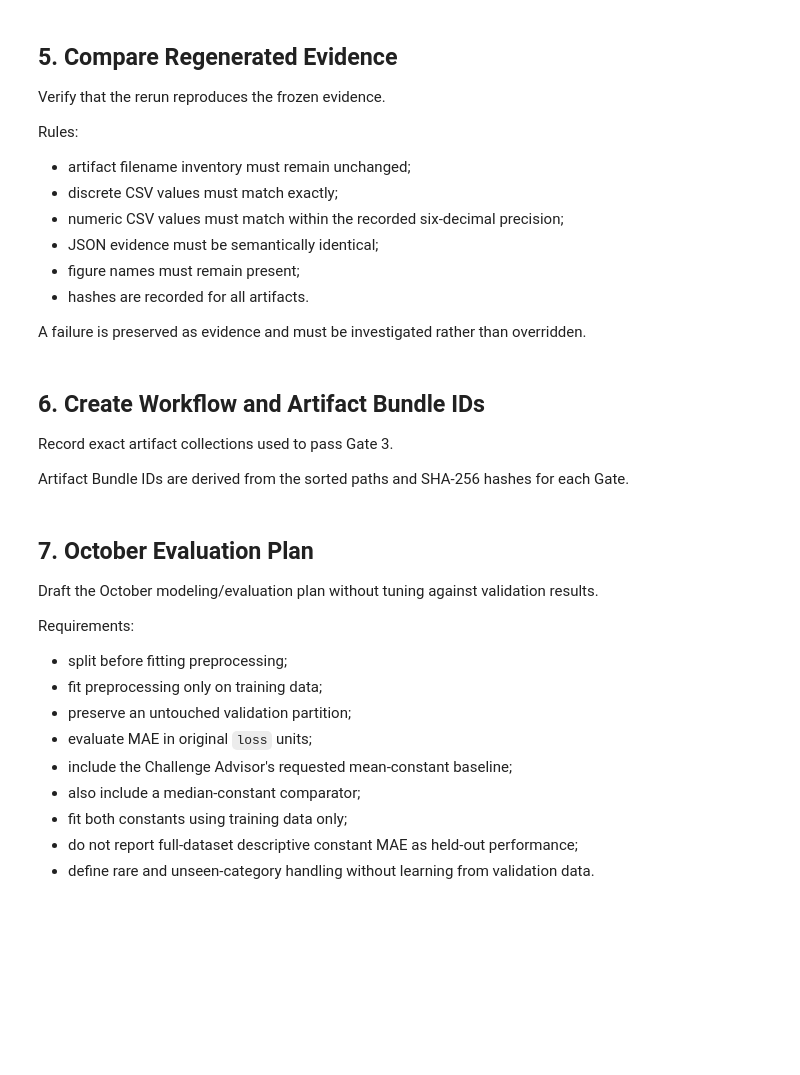
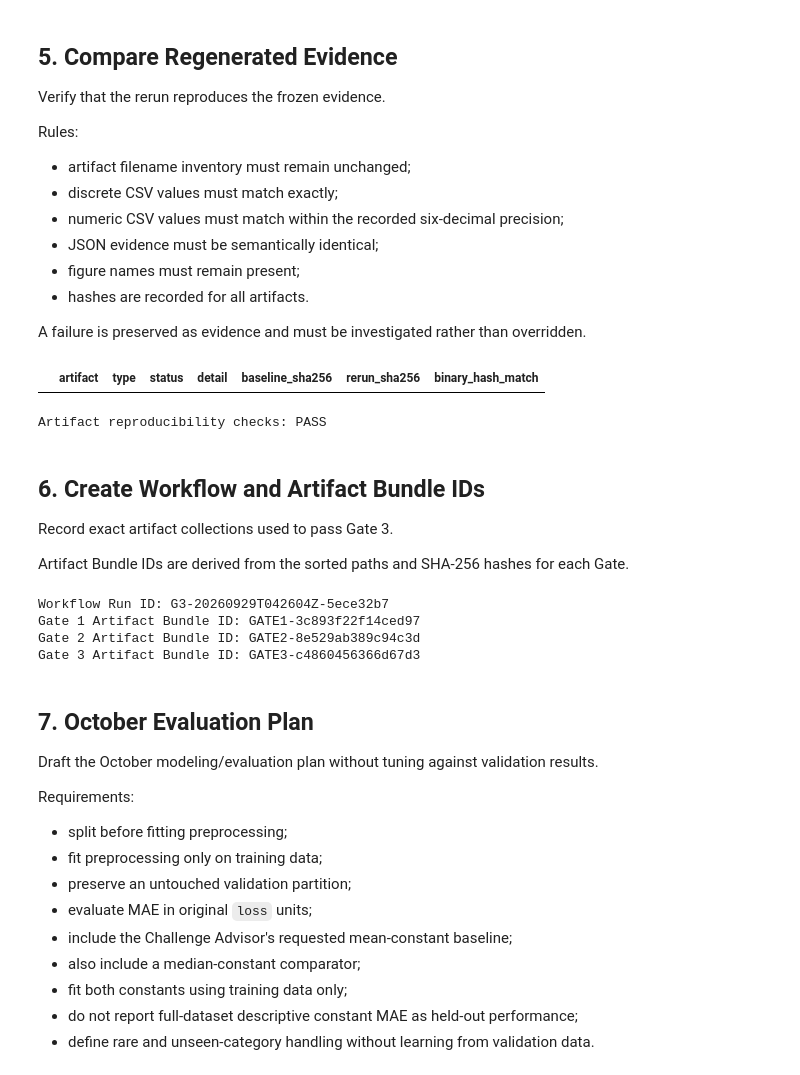
Before and after one commit to Break-Through-Tech/Allstate-1A-predicting-auto-claims-severity, a Jupyter notebook: notebooks/final-deliverables/September/Gate 3/reproducibility-and-october-readiness/reproducibility_and_october_readiness.ipynb, the cells around one changed output. Cells and saved outputs as stored; diff of their text form; code cells hidden in the pictures; blank space fills up the shorter version.

Commit message:
complete Gate 3 reproducibility and October-readiness evidence

```diff
--- a/notebooks/final-deliverables/September/Gate 3/reproducibility-and-october-readiness/reproducibility_and_october_readiness.ipynb
+++ b/notebooks/final-deliverables/September/Gate 3/reproducibility-and-october-readiness/reproducibility_and_october_readiness.ipynb
@@ -538,7 +596,7 @@ comparison_rows = []
 
 for rel_path in sorted(before_paths):
 
-    baseline_path = SNAPSHOT_DIR / rel_path
+    baseline_path = snapshot_path(rel_path)
     current_path = ROOT / rel_path
     suffix = current_path.suffix.lower()
 
@@ -569,33 +627,36 @@ for rel_path in sorted(before_paths):
     comparison_rows.append({
         "artifact": rel_path,
         "type": suffix,
         "status": "PASS" if passed else "FAIL",
         "detail": detail,
         "baseline_sha256": sha256_file(baseline_path),
         "rerun_sha256": sha256_file(current_path),
         "binary_hash_match": (
             sha256_file(baseline_path)
             == sha256_file(current_path)
         ),
     })
 
 
 comparisons = pd.DataFrame(comparison_rows)
 
 comparisons.to_csv(
     OUTPUT_DIR / "reproducibility_checks.csv",
     index=False
 )
 
 display(
     comparisons[
         comparisons["status"] != "PASS"
     ]
 )
 
 assert comparisons["status"].eq("PASS").all()
 
 print("Artifact reproducibility checks: PASS")
+# %% [output]
+|  | artifact | type | status | detail | baseline_sha256 | rerun_sha256 | binary_hash_match |
+Artifact reproducibility checks: PASS
 # %% [markdown]
 ## 6. Create Workflow and Artifact Bundle IDs
 
@@ -656,6 +717,11 @@ print("Workflow Run ID:", WORKFLOW_RUN_ID)
 
 for gate, bundle in BUNDLE_IDS.items():
     print(f"{gate} Artifact Bundle ID: {bundle}")
+# %% [output]
+Workflow Run ID: G3-20260929T042604Z-5ece32b7
+Gate 1 Artifact Bundle ID: GATE1-3c893f22f14ced97
+Gate 2 Artifact Bundle ID: GATE2-8e529ab389c94c3d
+Gate 3 Artifact Bundle ID: GATE3-c4860456366d67d3
 # %% [markdown]
 ## 7. October Evaluation Plan
 
```
Also changed, not shown: parts of 9 cells of this notebook, 19 other files.
